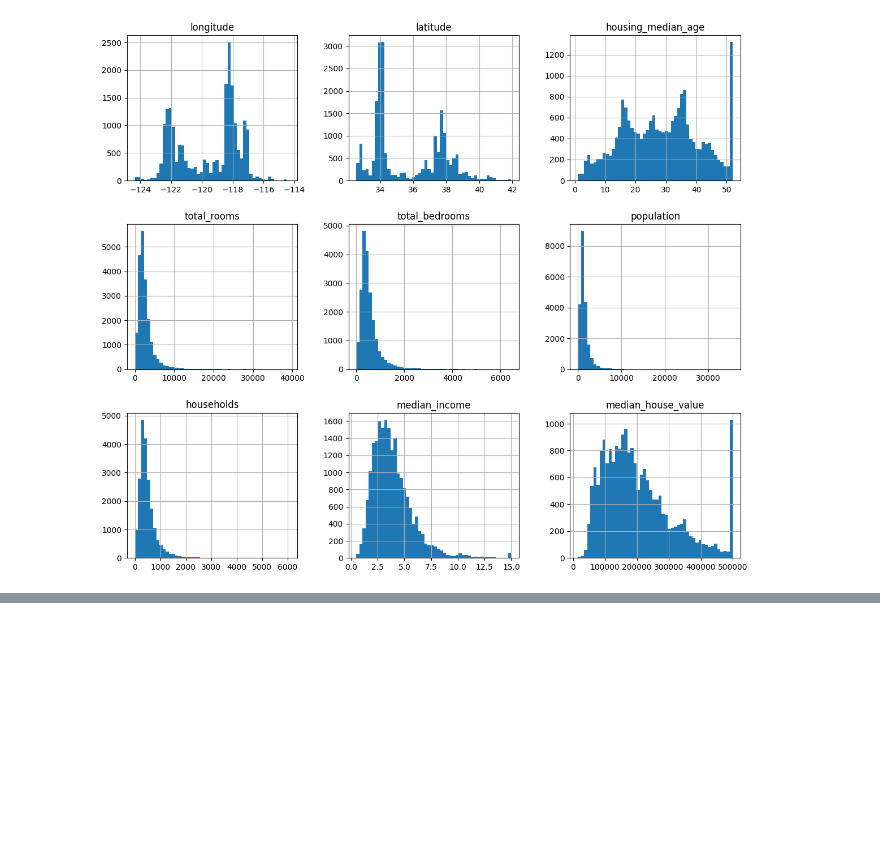
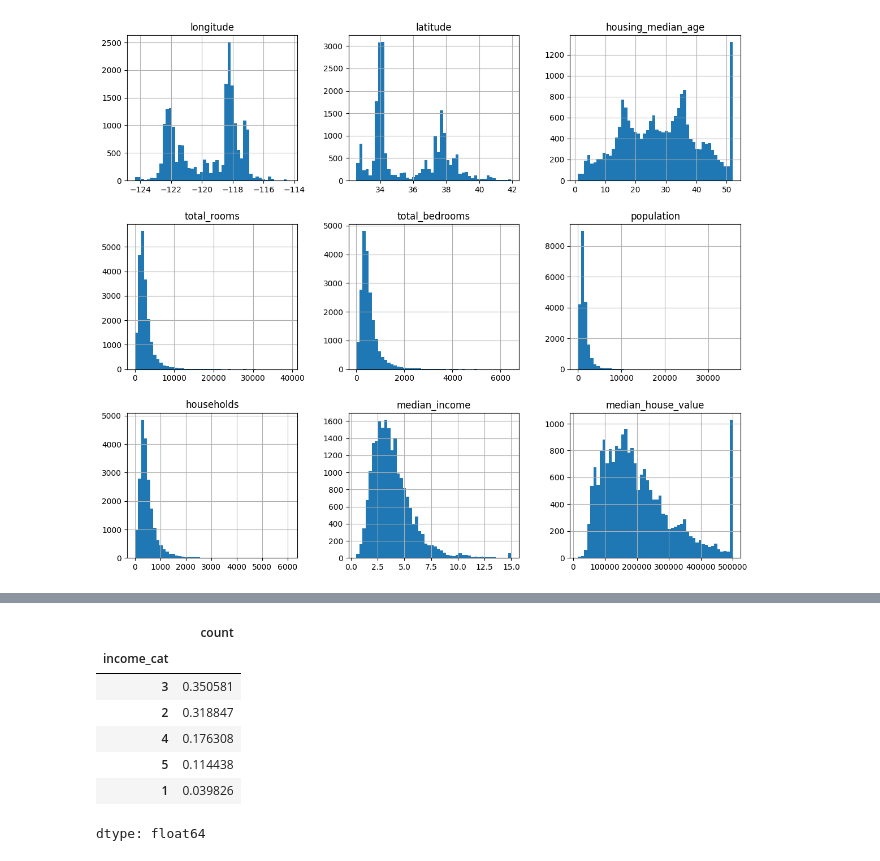
Before and after one commit to sike990/HandsOn-ML, a Jupyter notebook: HandsOnML.ipynb, the cells around one changed output, grey strips where cells are left out. Drawn from its saved outputs; the diff is of its cells as text; code cells hidden in the pictures; blank space fills up the shorter version.

```diff
--- a/HandsOnML.ipynb
+++ b/HandsOnML.ipynb
@@ -118,0 +168,12 @@ train:  16512 test :  4128
+# %%
+#Check if it worked or not
+housing["income_cat"].value_counts()/len(housing)
+# %% [output]
+|  | count |
+| income_cat |  |
+| 3 | 0.350581 |
+| 2 | 0.318847 |
+| 4 | 0.176308 |
+| 5 | 0.114438 |
+| 1 | 0.039826 |
+dtype: float64
```
Also changed, not shown: parts of 22 cells of this notebook.
